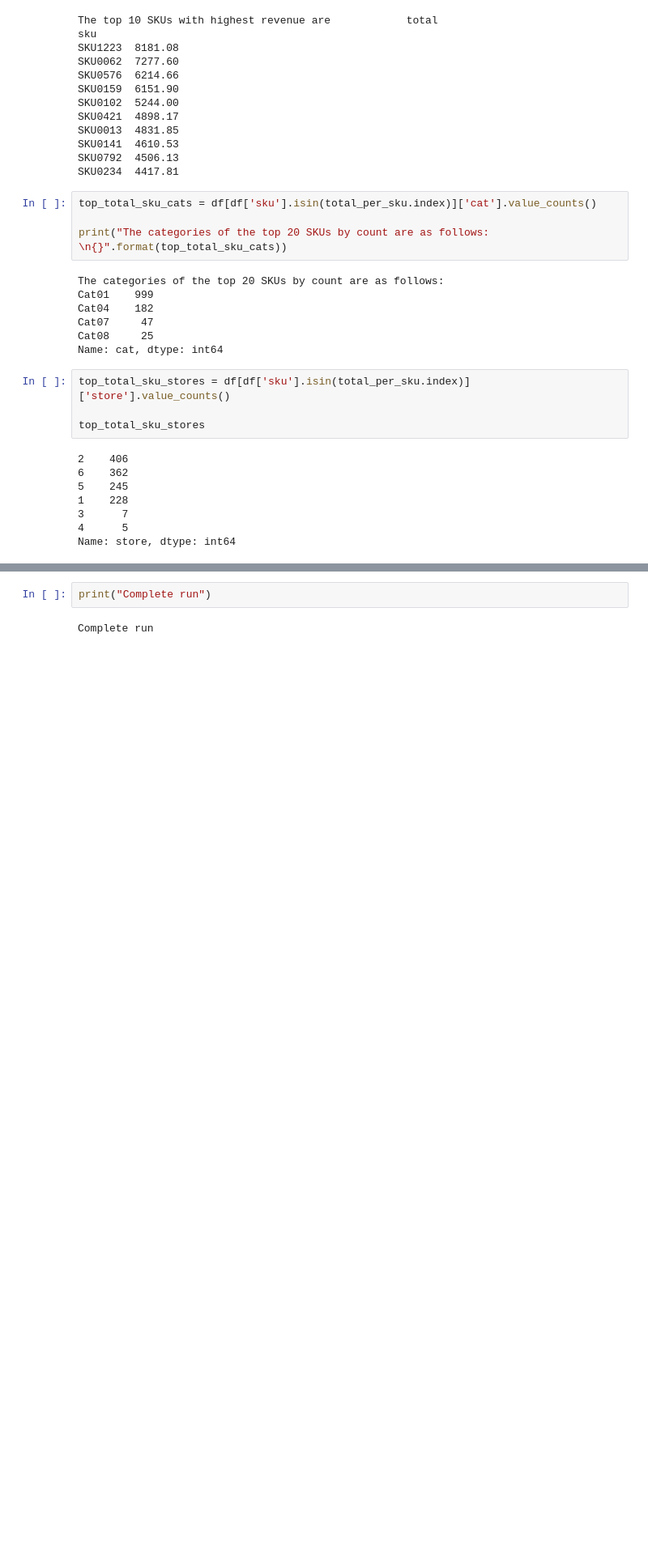
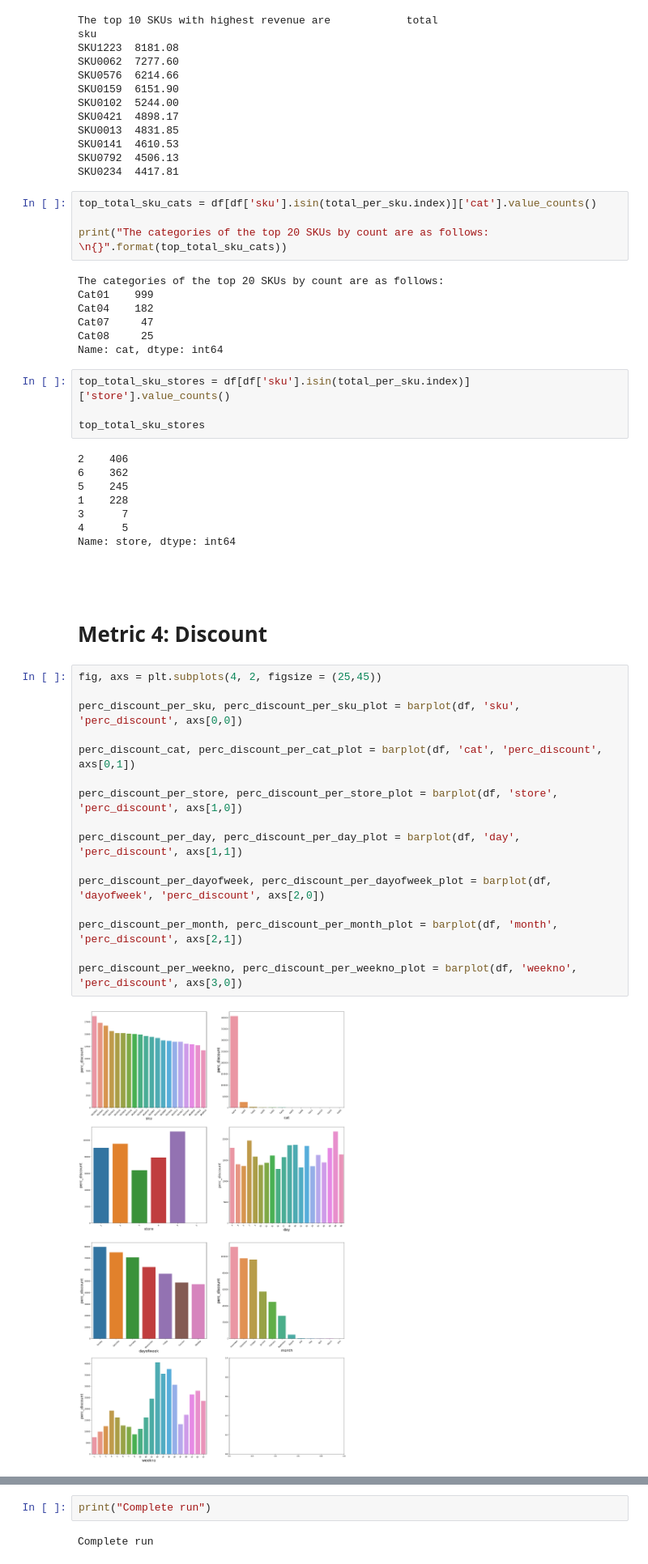
Before and after one commit to stiero/fuzzy-carnival, a Jupyter notebook: task.ipynb, the cells around one changed output, grey strips where cells are left out. Shown: that part at 81% size. Saved outputs shown, nothing was run; the diff lists cells and outputs as text; blank space fills up the shorter version.

```diff
--- a/task.ipynb
+++ b/task.ipynb
@@ -472,3 +472,25 @@ top_total_sku_stores
 3      7
 4      5
 Name: store, dtype: int64
+# %% [markdown]
+#
+# %% [markdown]
+# Metric 4: Discount
+# %%
+fig, axs = plt.subplots(4, 2, figsize = (25,45))
+
+perc_discount_per_sku, perc_discount_per_sku_plot = barplot(df, 'sku', 'perc_discount', axs[0,0])
+
+perc_discount_cat, perc_discount_per_cat_plot = barplot(df, 'cat', 'perc_discount', axs[0,1])
+
+perc_discount_per_store, perc_discount_per_store_plot = barplot(df, 'store', 'perc_discount', axs[1,0])
+
+perc_discount_per_day, perc_discount_per_day_plot = barplot(df, 'day', 'perc_discount', axs[1,1])
+
+perc_discount_per_dayofweek, perc_discount_per_dayofweek_plot = barplot(df, 'dayofweek', 'perc_discount', axs[2,0])
+
+perc_discount_per_month, perc_discount_per_month_plot = barplot(df, 'month', 'perc_discount', axs[2,1])
+
+perc_discount_per_weekno, perc_discount_per_weekno_plot = barplot(df, 'weekno', 'perc_discount', axs[3,0])
+# %% [output]
+[figure, added]
```
Also changed, not shown: parts of 8 cells of this notebook, 2 other files.
